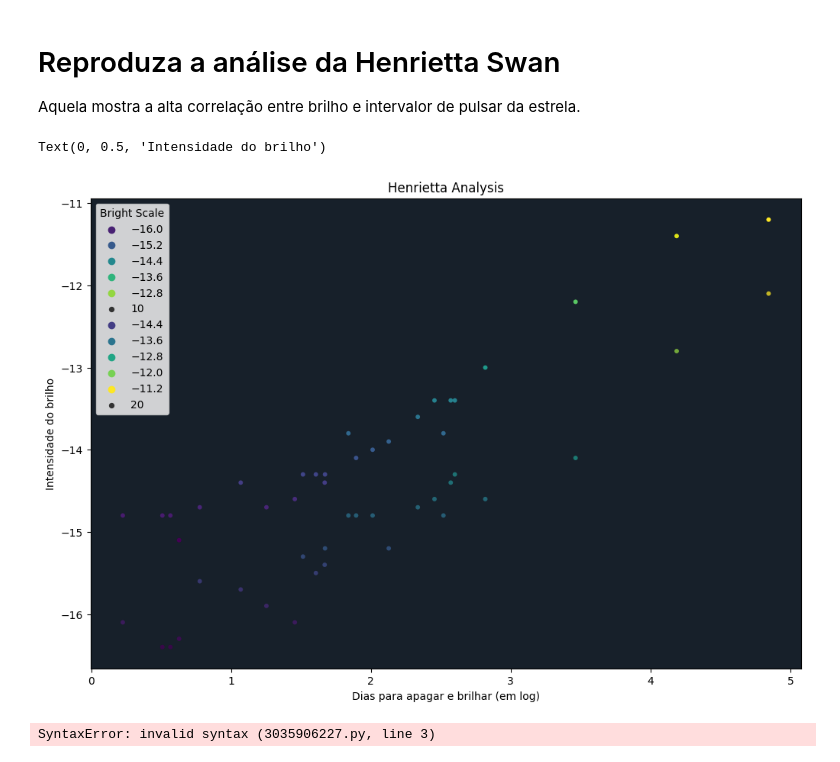
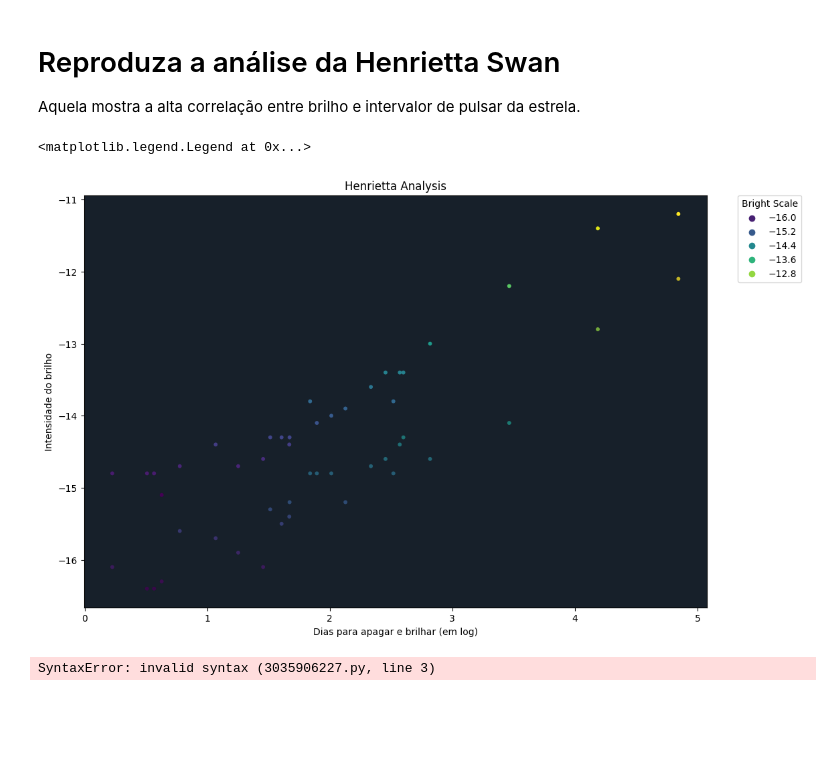
Before and after one commit to JimmyFlorido/henrietta_and_the_stars, a Jupyter notebook: HenriettaAndStars.ipynb, the cells around one changed output. Saved outputs shown, nothing was run; the diff lists cells and outputs as text; code cells hidden in the pictures; blank space fills up the shorter version.

Commit message:
fix: insert improvements at chart

```diff
--- a/HenriettaAndStars.ipynb
+++ b/HenriettaAndStars.ipynb
@@ -107,36 +107,37 @@ Aquela mostra a alta correlação entre brilho e intervalor de pulsar da estrela
 # %%
 sns.set_style(rc = {"axes.facecolor": "#17202A"})
 
 fig, ax = plt.subplots(figsize=(12, 8))
 
-sns.scatterplot(x=np.log(stars.interval),
+fig = sns.scatterplot(x=np.log(stars.interval),
             y=-stars.min_bright,
             alpha=0.75,
             linewidth=0,
             size=10,
             hue=-stars.min_bright,
             palette="viridis",
             data=stars
             )
 
 sns.scatterplot(x=np.log(stars.interval),
             y=-stars.max_bright,
             hue=-stars.max_bright,
             size=20,
             alpha=1.0,
             linewidth=0,
             palette="viridis",
             data=stars
             )
 
-ax.legend(title="Bright Scale", facecolor='white', loc="upper left")
-
 ax.set_title("Henrietta Analysis")
 ax.set_xlabel("Dias para apagar e brilhar (em log)")
 ax.set_ylabel("Intensidade do brilho")
+
+h,l = fig.get_legend_handles_labels()
+plt.legend(h[0:5],l[0:5],bbox_to_anchor=(1.05, 1), loc=2, borderaxespad=0., facecolor="white", title="Bright Scale")
 # %% [output]
-Text(0, 0.5, 'Intensidade do brilho')
+<matplotlib.legend.Legend at 0x...>
-[figure, old version]
+[figure, new version]
 # %%
 theme_set(theme_dark())
 
```
